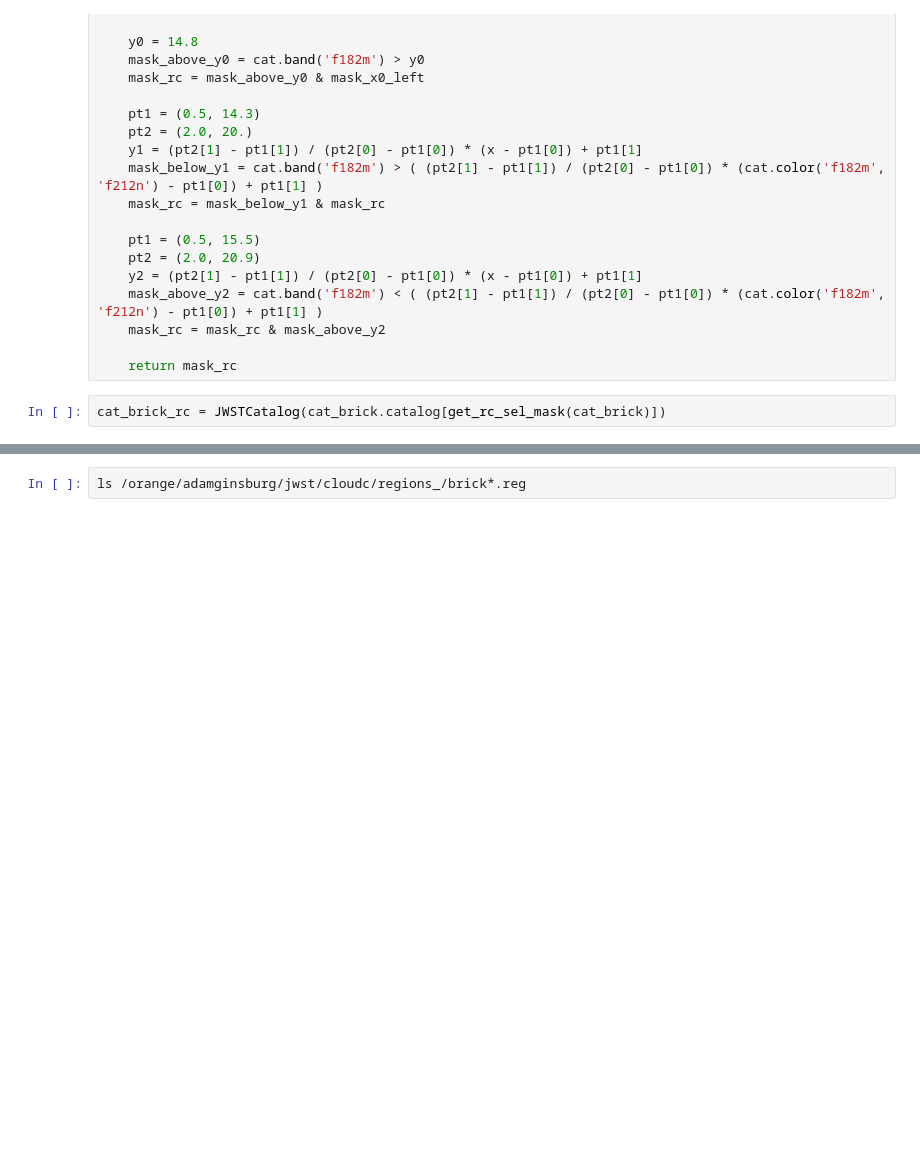
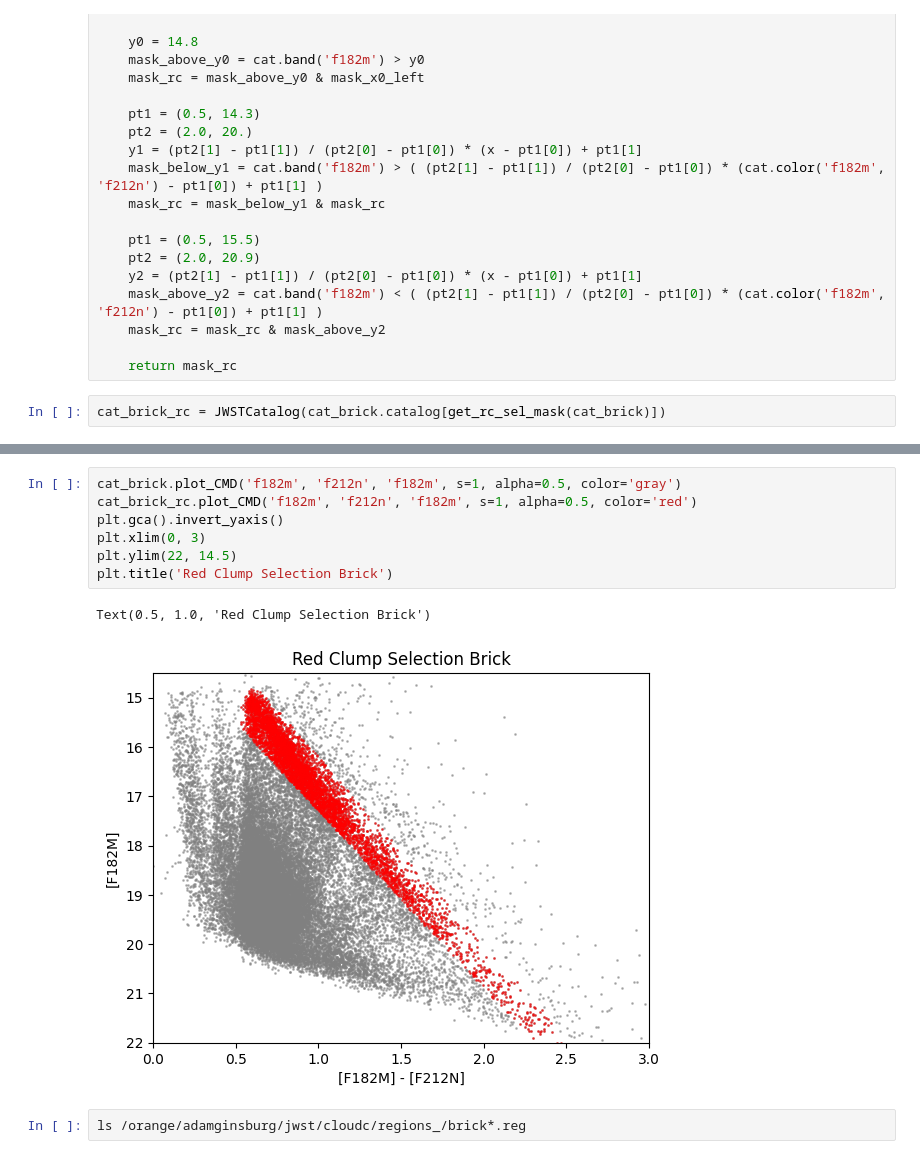
Before and after one commit to SpacialTree/dustridge-cd, a Jupyter notebook: notebooks/brick_analysis.ipynb, the cells around one changed output, grey strips where cells are left out. Drawn from its saved outputs; the diff is of its cells as text; blank space fills up the shorter version.

```diff
--- a/notebooks/brick_analysis.ipynb
+++ b/notebooks/brick_analysis.ipynb
@@ -48,3 +59,13 @@ cat_brick_rc = JWSTCatalog(cat_brick.catalog[get_rc_sel_mask(cat_brick)])
+# %%
+cat_brick.plot_CMD('f182m', 'f212n', 'f182m', s=1, alpha=0.5, color='gray')
+cat_brick_rc.plot_CMD('f182m', 'f212n', 'f182m', s=1, alpha=0.5, color='red')
+plt.gca().invert_yaxis()
+plt.xlim(0, 3)
+plt.ylim(22, 14.5)
+plt.title('Red Clump Selection Brick')
+# %% [output]
+Text(0.5, 1.0, 'Red Clump Selection Brick')
+[figure, added]
 # %%
 ls /orange/adamginsburg/jwst/cloudc/regions_/brick*.reg
 # %% [output]
```
Also changed, not shown: parts of 9 cells of this notebook, 2 other files.
